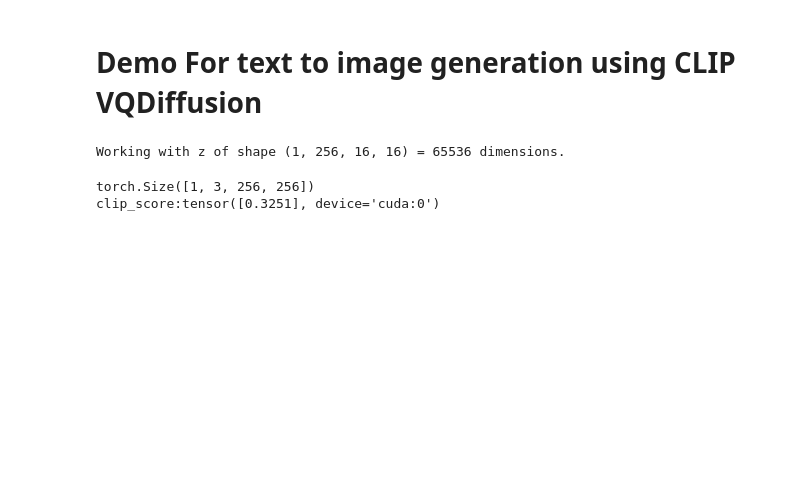
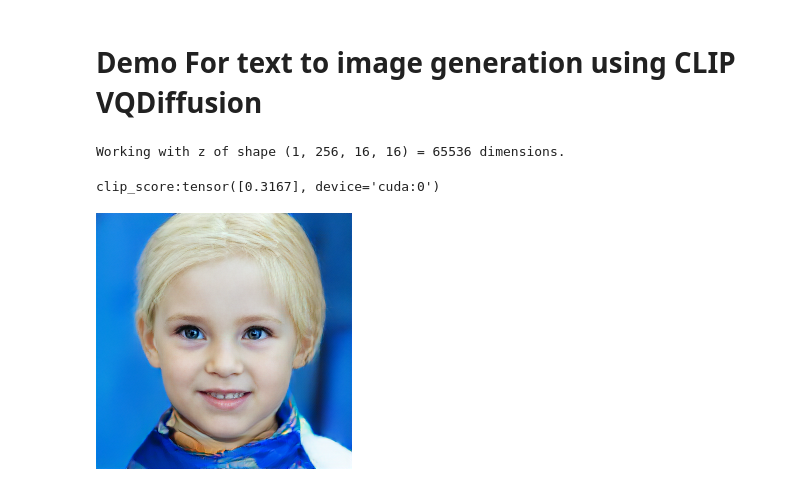
Before and after one commit to INFINIQ-AI1/CLIPVQDiffusion, a Jupyter notebook: demo.ipynb, the cells around one changed output. Cells and saved outputs as stored; diff of their text form; code cells hidden in the pictures; blank space fills up the shorter version.

```diff
--- a/demo.ipynb
+++ b/demo.ipynb
@@ -80,8 +80,9 @@ class CLIPVQDiffusion():
 # %%
 # hyper parameter and model setting
 
-CONFIG_PATH = "./configs/coco_vqd_tune_test.yaml"
-MODEL_PATH = f"./OUTPUT/pretrained_model/diffusion_models/clipvq_coco.pt"
+# FFHQ setting
+CONFIG_PATH = "./configs/ffhq_finetune.yaml"
+MODEL_PATH = f"./OUTPUT/pretrained_model/diffusion_models/clipvq_ffhq.pt"
 TRUNCATION_RATE = 0.85
 SAVE_ROOT = f"./result/ffhq_tune_test2/0.5"
 TIMES = 16 # repetition time
@@ -90,6 +91,18 @@ PRIOR_RULE=0
 PRIOR_WEIGHT=0
 LEARNABLE_CF=True
 
+# COCO setting
+# CONFIG_PATH = "./configs/coco_finetune.yaml"
+# MODEL_PATH = f"./OUTPUT/pretrained_model/diffusion_models/clipvq_coco.pt"
+# TRUNCATION_RATE = 0.85
+# SAVE_ROOT = f"./result/coco_tune_test2/0.25"
+# TIMES = 1 # repetition time
+# GUIDANCE_SCALE= 3
+# PRIOR_RULE=0
+# PRIOR_WEIGHT=0
+# LEARNABLE_CF=True
+
+
 config = load_yaml_config(CONFIG_PATH)
 diff_model = CLIPVQDiffusion(config=CONFIG_PATH, path=MODEL_PATH)
 # %% [output]
@@ -97,18 +110,18 @@ Working with z of shape (1, 256, 16, 16) = 65536 dimensions.
 # %%
 # generate image
 
-text = "a photograph of a apple and banana in the kitchen"
+text = "a photograph of Elsa from Frozen"
 data=dict()
 data['text'] = diff_model.tokenizer.get_tokens(text)
 image = diff_model.inference_generate_sample_with_condition(data=data,
                                                             truncation_rate=TRUNCATION_RATE,
                                                             batch_size=TIMES,
                                                             guidance_scale=GUIDANCE_SCALE,
                                                             prior_rule=PRIOR_RULE,
                                                             prior_weight=PRIOR_WEIGHT,
                                                             learnable_cf=LEARNABLE_CF)
-img = to_pil_image(image)
+img = to_pil_image(image[0]/255)
 img
 # %% [output]
-torch.Size([1, 3, 256, 256])
-clip_score:tensor([0.3251], device='cuda:0')
+clip_score:tensor([0.3167], device='cuda:0')
+[figure, added]
```
